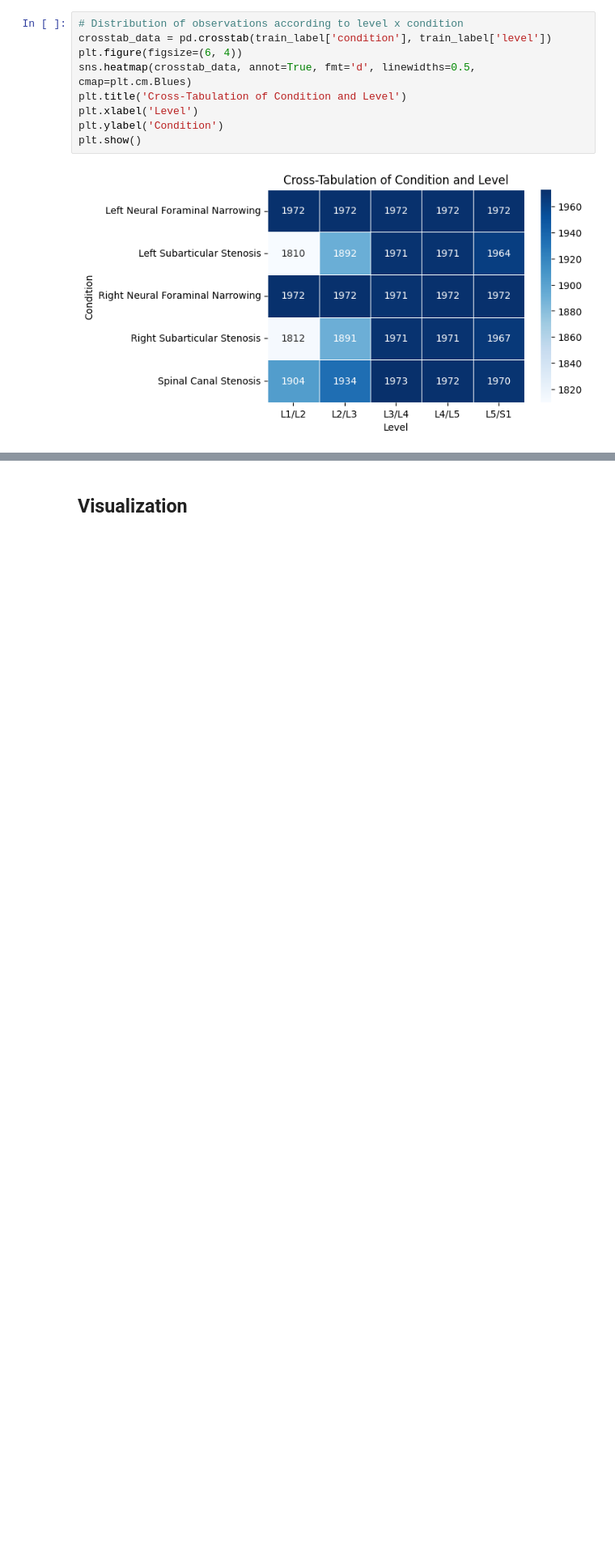
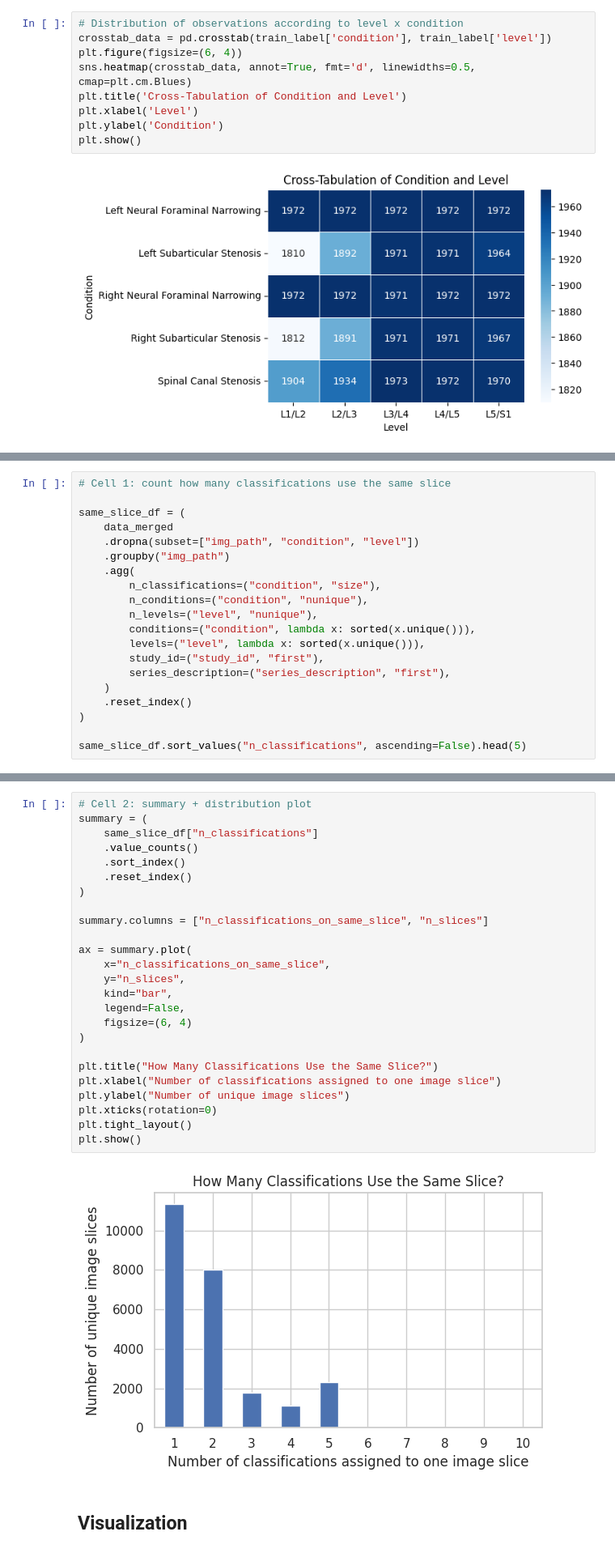
Before and after one commit to johanalukesova/VSE_bachelor_thesis_lumbar_spine_degeneration_classification, a Jupyter notebook: Preprocessing-EDA/Data-preprocessing.ipynb, the cells around one changed output, grey strips where cells are left out. Shown at 81% size. Drawn from its saved outputs; the diff is of its cells as text; blank space fills up the shorter version.

```diff
--- a/Preprocessing-EDA/Data-preprocessing.ipynb
+++ b/Preprocessing-EDA/Data-preprocessing.ipynb
@@ -184,0 +233,20 @@ plt.show()
+# %%
+# Cell 1: count how many classifications use the same slice
+
+same_slice_df = (
+    data_merged
+    .dropna(subset=["img_path", "condition", "level"])
+    .groupby("img_path")
+    .agg(
+        n_classifications=("condition", "size"),
+        n_conditions=("condition", "nunique"),
+        n_levels=("level", "nunique"),
+        conditions=("condition", lambda x: sorted(x.unique())),
+        levels=("level", lambda x: sorted(x.unique())),
+        study_id=("study_id", "first"),
+        series_description=("series_description", "first"),
+    )
+    .reset_index()
+)
+
+same_slice_df.sort_values("n_classifications", ascending=False).head(5)
@@ -185,3 +260,30 @@ plt.show()
+# %%
+# Cell 2: summary + distribution plot
+summary = (
+    same_slice_df["n_classifications"]
+    .value_counts()
+    .sort_index()
+    .reset_index()
+)
+
+summary.columns = ["n_classifications_on_same_slice", "n_slices"]
+
+ax = summary.plot(
+    x="n_classifications_on_same_slice",
+    y="n_slices",
+    kind="bar",
+    legend=False,
+    figsize=(6, 4)
+)
+
+plt.title("How Many Classifications Use the Same Slice?")
+plt.xlabel("Number of classifications assigned to one image slice")
+plt.ylabel("Number of unique image slices")
+plt.xticks(rotation=0)
+plt.tight_layout()
+plt.show()
+# %% [output]
+[figure, added]
 # %% [markdown]
 ## Visualization
 # %%
```
Also changed, not shown: parts of 2 cells of this notebook, 6 other files.
